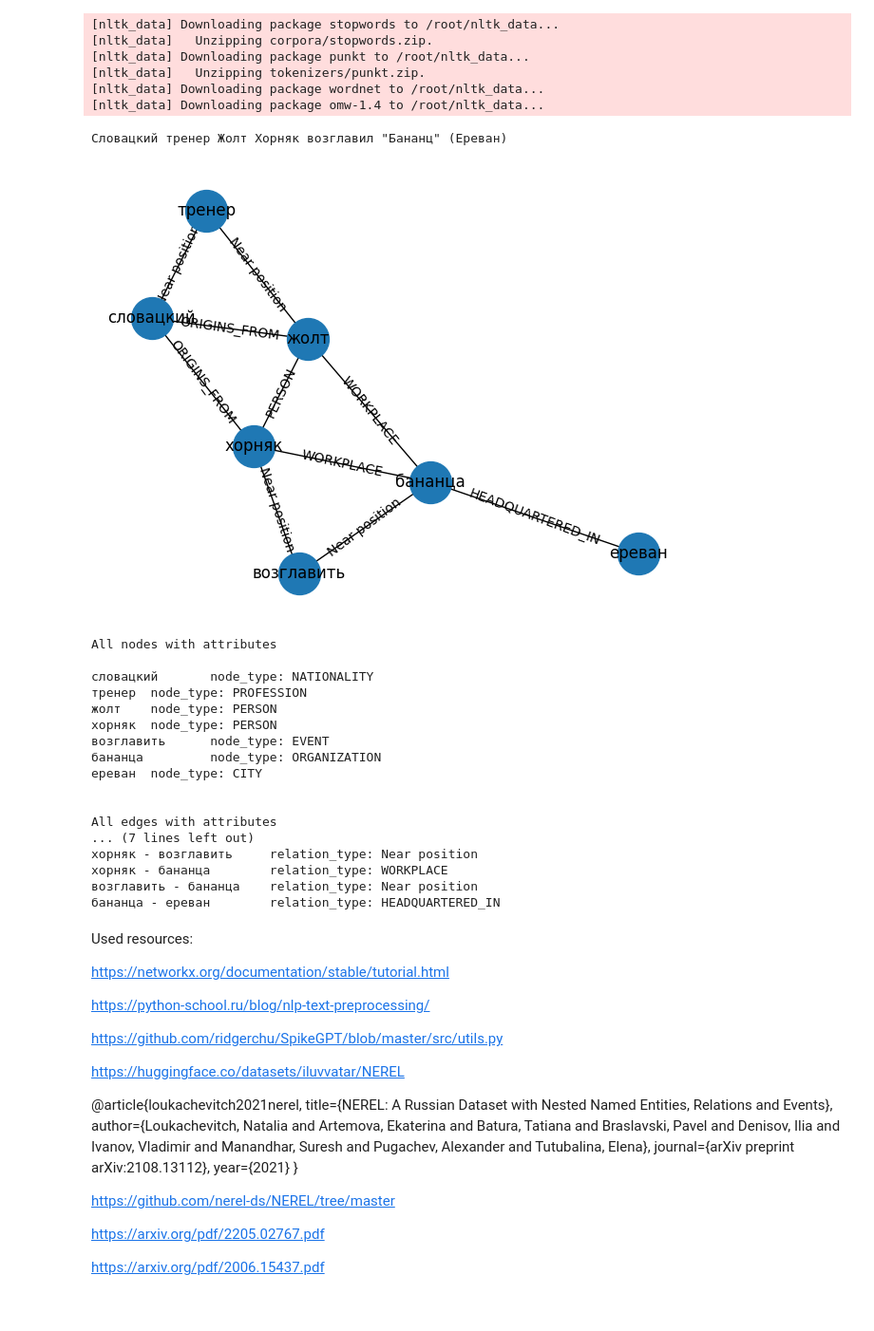
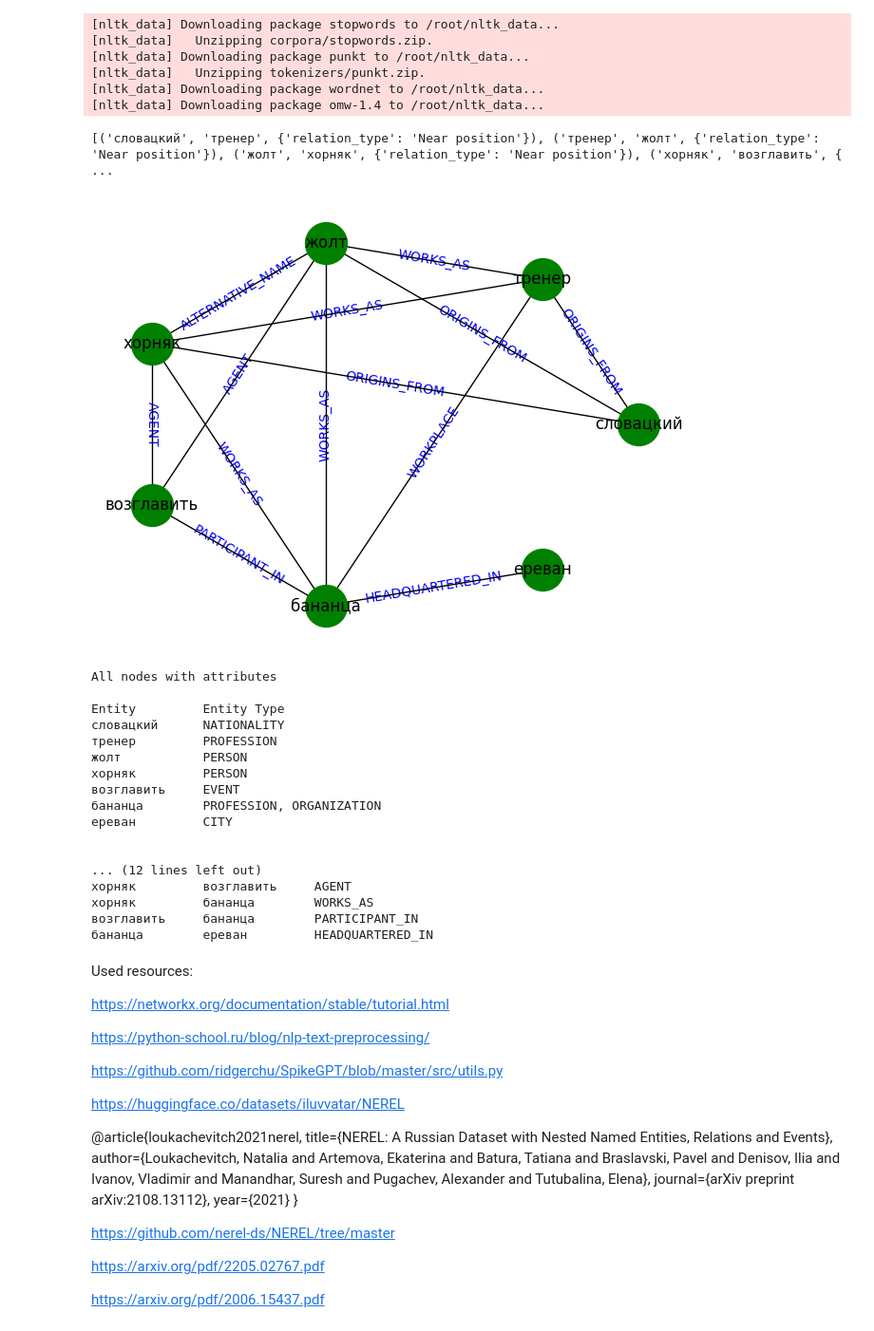
Before and after one commit to sofi12321/Graph_SpikeGPT, a Jupyter notebook: dataset/NEREL_to_graph.ipynb, the cells around one changed output. Shown at 95% size. Saved outputs shown, nothing was run; the diff lists cells and outputs as text; code cells hidden in the pictures.

Commit message:
Update nerel to graph translation

```diff
--- a/dataset/NEREL_to_graph.ipynb
+++ b/dataset/NEREL_to_graph.ipynb
@@ -250,26 +320,30 @@ class Sentence_graph:
-# %%
-gr = Sentence_graph()
-gr.parse_sentence(ex_path="test/1130")
-# %% [output]
-Словацкий тренер Жолт Хорняк возглавил "Бананц" (Ереван)
-[figure, removed]
-All nodes with attributes
-
-словацкий       node_type: NATIONALITY
-тренер  node_type: PROFESSION
-жолт    node_type: PERSON
-хорняк  node_type: PERSON
-возглавить      node_type: EVENT
-бананца         node_type: ORGANIZATION
-ереван  node_type: CITY
-
-
-All edges with attributes
-... (7 lines left out)
-хорняк - возглавить     relation_type: Near position
-хорняк - бананца        relation_type: WORKPLACE
-возглавить - бананца    relation_type: Near position
-бананца - ереван        relation_type: HEADQUARTERED_IN
+# %%
+# parser = NerelParser()
+# sentence, sent_len = parser.get_sentence_from("test/1130")
+# entities_ann, rels_ann = parser.parse_text_annotation(path="test/1130", length=sent_len)
+tg = Text2Graph()
+tg.sentence_to_graph(sentence, entities_ann, rels_ann)
+tg.draw()
+# %% [output]
+[('словацкий', 'тренер', {'relation_type': 'Near position'}), ('тренер', 'жолт', {'relation_type': 'Near position'}), ('жолт', 'хорняк', {'relation_type': 'Near position'}), ('хорняк', 'возглавить', { ...
+[figure, added]
+All nodes with attributes
+
+Entity         Entity Type
+словацкий      NATIONALITY
+тренер         PROFESSION
+жолт           PERSON
+хорняк         PERSON
+возглавить     EVENT
+бананца        PROFESSION, ORGANIZATION
+ереван         CITY
+
+
+... (12 lines left out)
+хорняк         возглавить     AGENT
+хорняк         бананца        WORKS_AS
+возглавить     бананца        PARTICIPANT_IN
+бананца        ереван         HEADQUARTERED_IN
 # %% [markdown]
 Used resources:
 
```
Also changed, not shown: parts of 4 cells of this notebook.
